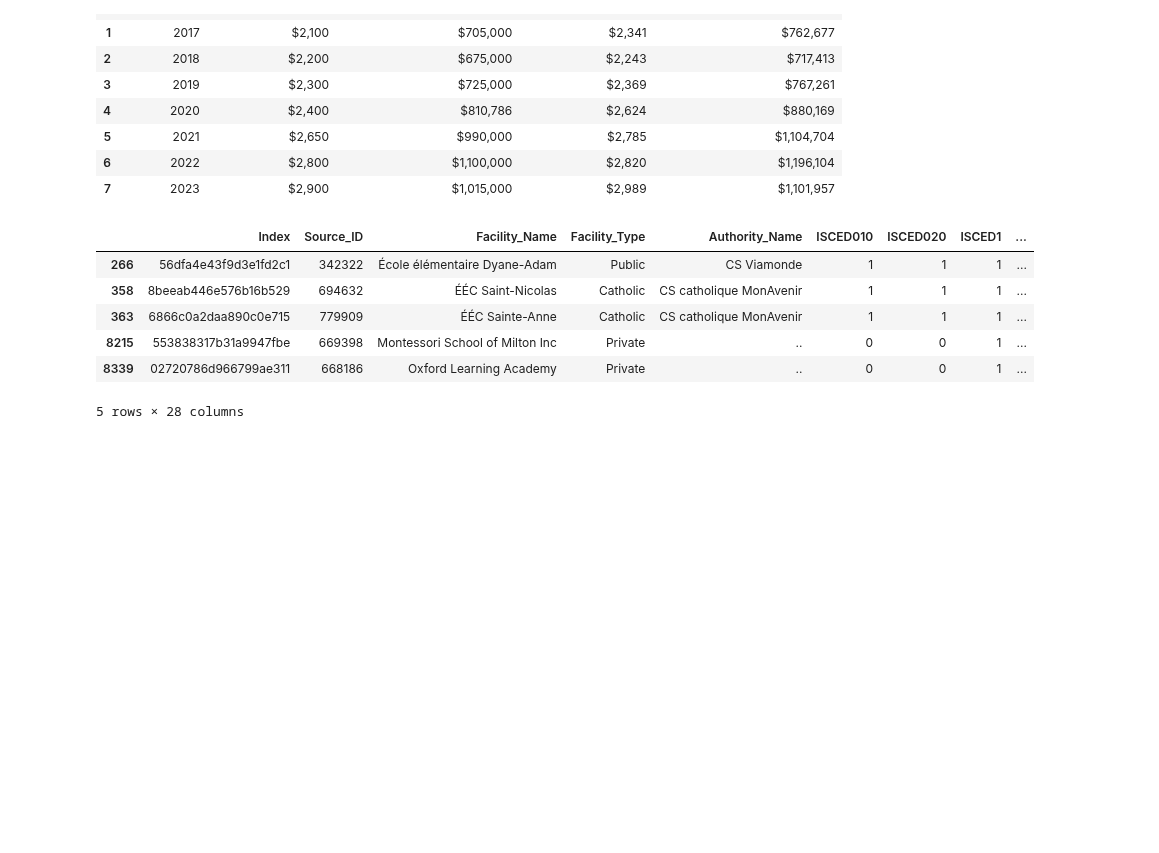
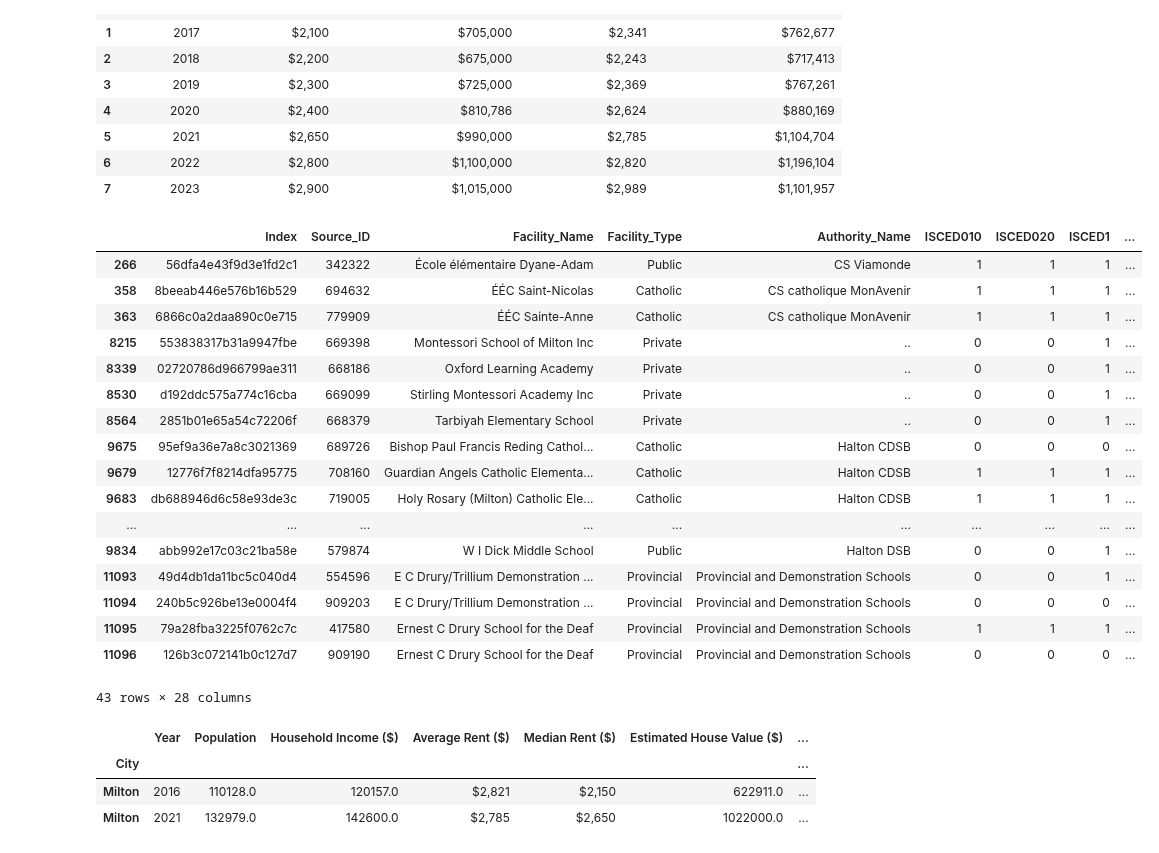
Before and after one commit to MaisieDeGraaf/oakville-housing-analysis, a Jupyter notebook: Project 1 bootcamp/Milton Analysis Project 1 Bootcamp.ipynb, the cells around one changed output. Saved outputs shown, nothing was run; the diff lists cells and outputs as text; code cells hidden in the pictures; blank space fills up the shorter version.

```diff
--- a/Project 1 bootcamp/Milton Analysis Project 1 Bootcamp.ipynb
+++ b/Project 1 bootcamp/Milton Analysis Project 1 Bootcamp.ipynb
@@ -530,14 +472,25 @@ milton_df_2
 | 6 | 2022 | $2,800 | $1,100,000 | $2,820 | $1,196,104 |
 | 7 | 2023 | $2,900 | $1,015,000 | $2,989 | $1,101,957 |
 # %%
-school_public_df = school_public_df.loc[school_public_df['Provider'] == 'Province of Ontario']
-school_public_df_milton = school_public_df.loc[school_public_df['CSDNAME'] == 'Milton']
-school_public_df_milton.head()
+school_df = school_public_df.loc[school_public_df['Provider'] == 'Province of Ontario']
+school_df_milton = school_public_df.loc[school_public_df['CSDNAME'] == 'Milton']
+school_df_milton
 # %% [output]
 |  | Index | Source_ID | Facility_Name | Facility_Type | Authority_Name | ISCED010 | ISCED020 | ISCED1 | ... |
 | 266 | 56dfa4e43f9d3e1fd2c1 | 342322 | École élémentaire Dyane-Adam | Public | CS Viamonde | 1 | 1 | 1 | ... |
 | 358 | 8beeab446e576b16b529 | 694632 | ÉÉC Saint-Nicolas | Catholic | CS catholique MonAvenir | 1 | 1 | 1 | ... |
 | 363 | 6866c0a2daa890c0e715 | 779909 | ÉÉC Sainte-Anne | Catholic | CS catholique MonAvenir | 1 | 1 | 1 | ... |
 | 8215 | 553838317b31a9947fbe | 669398 | Montessori School of Milton Inc | Private | .. | 0 | 0 | 1 | ... |
 | 8339 | 02720786d966799ae311 | 668186 | Oxford Learning Academy | Private | .. | 0 | 0 | 1 | ... |
+| 8530 | d192ddc575a774c16cba | 669099 | Stirling Montessori Academy Inc | Private | .. | 0 | 0 | 1 | ... |
+| 8564 | 2851b01e65a54c72206f | 668379 | Tarbiyah Elementary School | Private | .. | 0 | 0 | 1 | ... |
+| 9675 | 95ef9a36e7a8c3021369 | 689726 | Bishop Paul Francis Reding Cathol... | Catholic | Halton CDSB | 0 | 0 | 0 | ... |
+| 9679 | 12776f7f8214dfa95775 | 708160 | Guardian Angels Catholic Elementa... | Catholic | Halton CDSB | 1 | 1 | 1 | ... |
+| 9683 | db688946d6c58e93de3c | 719005 | Holy Rosary (Milton) Catholic Ele... | Catholic | Halton CDSB | 1 | 1 | 1 | ... |
+| ... | ... | ... | ... | ... | ... | ... | ... | ... | ... |
+| 9834 | abb992e17c03c21ba58e | 579874 | W I Dick Middle School | Public | Halton DSB | 0 | 0 | 1 | ... |
+| 11093 | 49d4db1da11bc5c040d4 | 554596 | E C Drury/Trillium Demonstration ... | Provincial | Provincial and Demonstration Schools | 0 | 0 | 1 | ... |
+| 11094 | 240b5c926be13e0004f4 | 909203 | E C Drury/Trillium Demonstration ... | Provincial | Provincial and Demonstration Schools | 0 | 0 | 0 | ... |
+| 11095 | 79a28fba3225f0762c7c | 417580 | Ernest C Drury School for the Deaf | Provincial | Provincial and Demonstration Schools | 1 | 1 | 1 | ... |
+| 11096 | 126b3c072141b0c127d7 | 909190 | Ernest C Drury School for the Deaf | Provincial | Provincial and Demonstration Schools | 0 | 0 | 0 | ... |
-5 rows × 28 columns
+43 rows × 28 columns
@@ -563,0 +499,59 @@ https://www03.cmhc-schl.gc.ca/hmip-pimh/en/TableMapChart/Table?TableId=2.1.31.2&
+# %%
+data = {
+    'City': ['Milton', 'Milton'],
+    'Year': ['2016', '2021'],
+    'Population': [
+        milton_df_2016_cleaning.at[0, 'Total'],
+        milton_df_2021_cleaning.at[0, 'Total']
+    ],
+    'Household Income ($)': [
+        milton_df_2016_cleaning.at[6, 'Total'],
+        milton_df_2021_cleaning.at[7, 'Total']
+    ],
+    'Average Rent ($)': [
+        milton_df_2.at[0, 'Average Rental Price'],
+        milton_df_2.at[5, 'Average Rental Price']
+    ],
+    'Median Rent ($)': [
+        milton_df_2.at[0, 'Median Rental Price'],
+        milton_df_2.at[5, 'Median Rental Price']
+    ],
+    'Estimated House Value ($)': [
+        milton_df_2016_cleaning.at[12, 'Total'],
+        milton_df_2021_cleaning.at[15, 'Total']
+    ],
+    'Unemployment Rate (%)': [
+        milton_df_2016_cleaning.at[15, 'Total'],
+        milton_df_2021_cleaning.at[16, 'Total']
+    ],
+    'Property Tax Rate (%)': [
+         tax_df.at[0,'Urban Tax Rate (no Enhanced waste)'],
+         tax_df.at[21, 'Unnamed: 32']
+     ],
+    'Rented Houses': [
+        milton_df_2016_cleaning.at[10, 'Total'],
+        milton_df_2021_cleaning.at[11, 'Total']
+    ],
+    'Owned Houses': [
+        milton_df_2016_cleaning.at[9, 'Total'],
+        milton_df_2021_cleaning.at[10, 'Total']
+    ],
+    'Newly Built': [
+        milton_housing_df.at[26, 'All'],
+        milton_housing_df.at[31, 'All']
+    ],
+    'Average Sale Price ($)': [
+        milton_df_2.at[0, 'Average Housing Selling Price'],
+        milton_df_2.at[5, 'Average Housing Selling Price']
+    ]
+}
+
+cleaned_milton_df = pd.DataFrame(data)
+
+cleaned_milton_df = cleaned_milton_df.set_index('City')
+cleaned_milton_df
+# %% [output]
+|  | Year | Population | Household Income ($) | Average Rent ($) | Median Rent ($) | Estimated House Value ($) | ... |
+| City |  |  |  |  |  |  | ... |
+| Milton | 2016 | 110128.0 | 120157.0 | $2,821 | $2,150 | 622911.0 | ... |
+| Milton | 2021 | 132979.0 | 142600.0 | $2,785 | $2,650 | 1022000.0 | ... |
```
Also changed, not shown: parts of 24 cells of this notebook, 6 other files.
